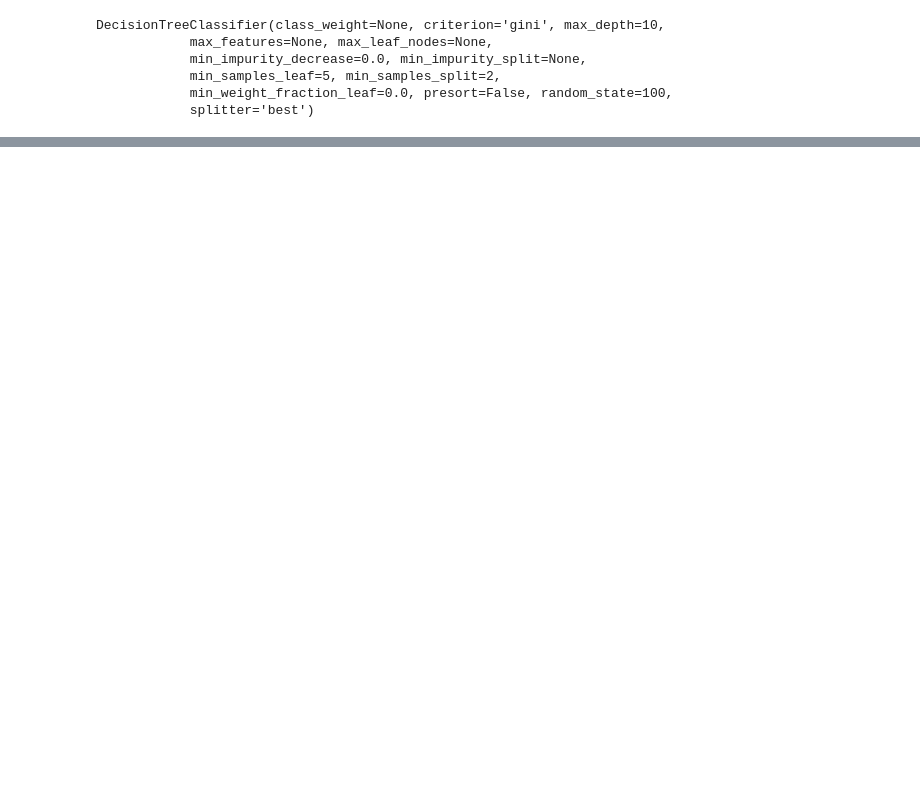
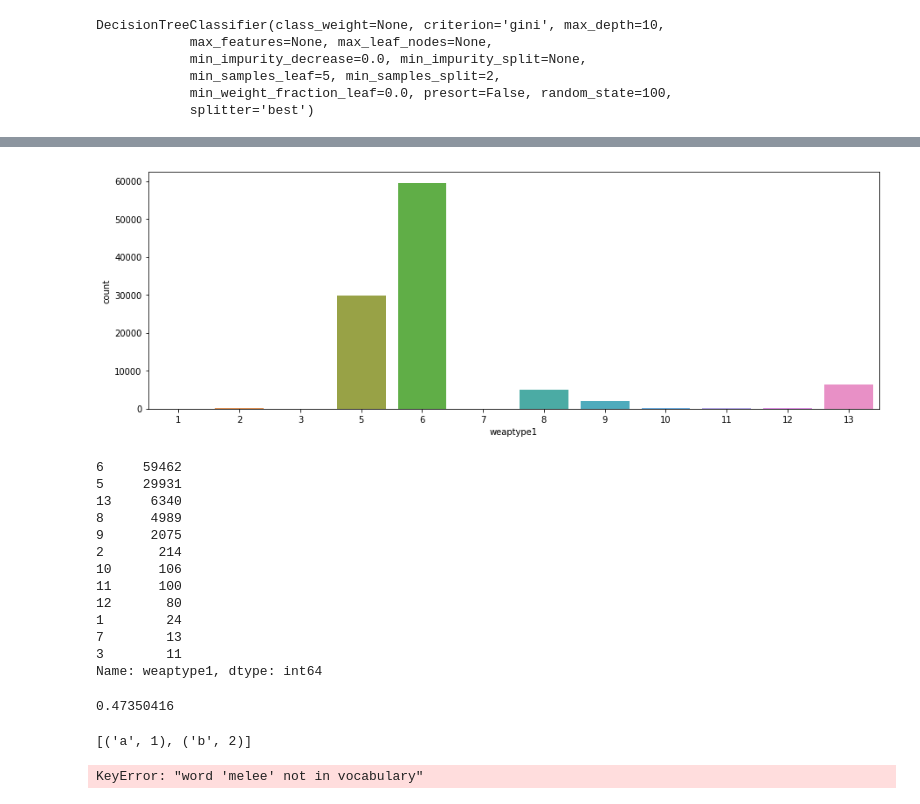
Before and after one commit to Gneur11/allenamento, a Jupyter notebook: terrorist attacks.ipynb, the cells around one changed output, grey strips where cells are left out. Saved outputs shown, nothing was run; the diff lists cells and outputs as text; code cells hidden in the pictures; blank space fills up the shorter version.

```diff
--- a/terrorist attacks.ipynb
+++ b/terrorist attacks.ipynb
@@ -310,0 +191,20 @@ weighted avg       0.67      0.70      0.66     30915
+# %%
+fig = plt.figure(figsize = (15,5))
+fig = sns.countplot(data["weaptype1"])
+plt.show()
+print(data["weaptype1"].value_counts())
+# %% [output]
+[figure, added]
+6     59462
+5     29931
+13     6340
+8      4989
+9      2075
+2       214
+10      106
+11      100
+12       80
+1        24
+7        13
+3        11
+Name: weaptype1, dtype: int64
@@ -310,0 +213,12 @@ weighted avg       0.67      0.70      0.66     30915
+# %%
+#usa la massima similarity fra le tre parole più alte e la classe da predire come indice per classificare? non ci sono le parole quindi non va
+# e sarebbe honesto o no?
+model.similarity("iran","iranian")
+# %% [output]
+0.47350416
+# %%
+l = zip(["a","b"],[1,2])
+l = list(l)
+print(l)
+# %% [output]
+[('a', 1), ('b', 2)]
@@ -310,0 +228,6 @@ weighted avg       0.67      0.70      0.66     30915
+# %%
+similarities = [[model.similarity(s,weap.lower()) for s in summary] for summary,weap in res if weap!="melee"]
+
+similarities[0]
+# %% [output]
+KeyError: "word 'melee' not in vocabulary"
```
Also changed, not shown: parts of 14 cells of this notebook.
